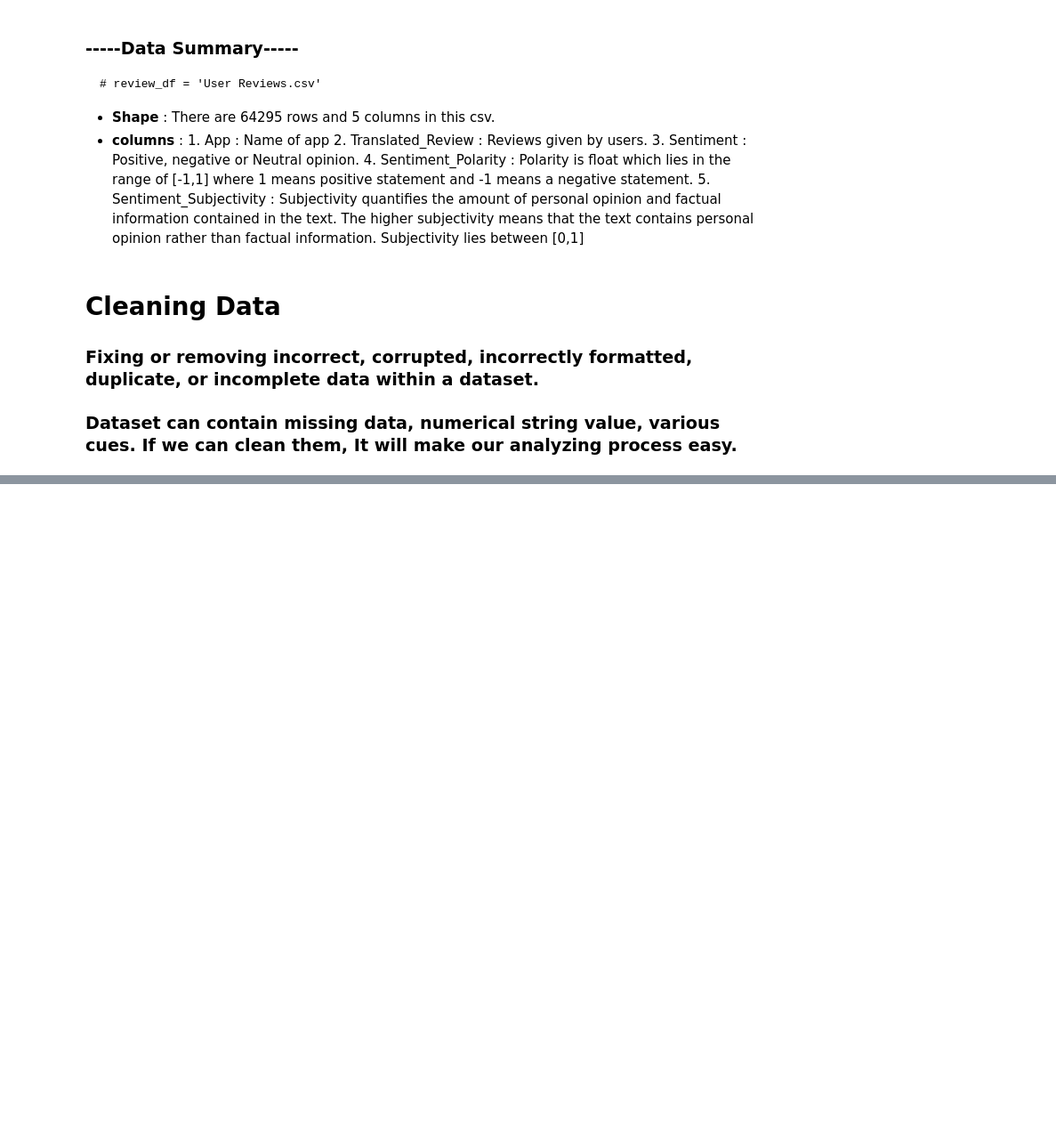
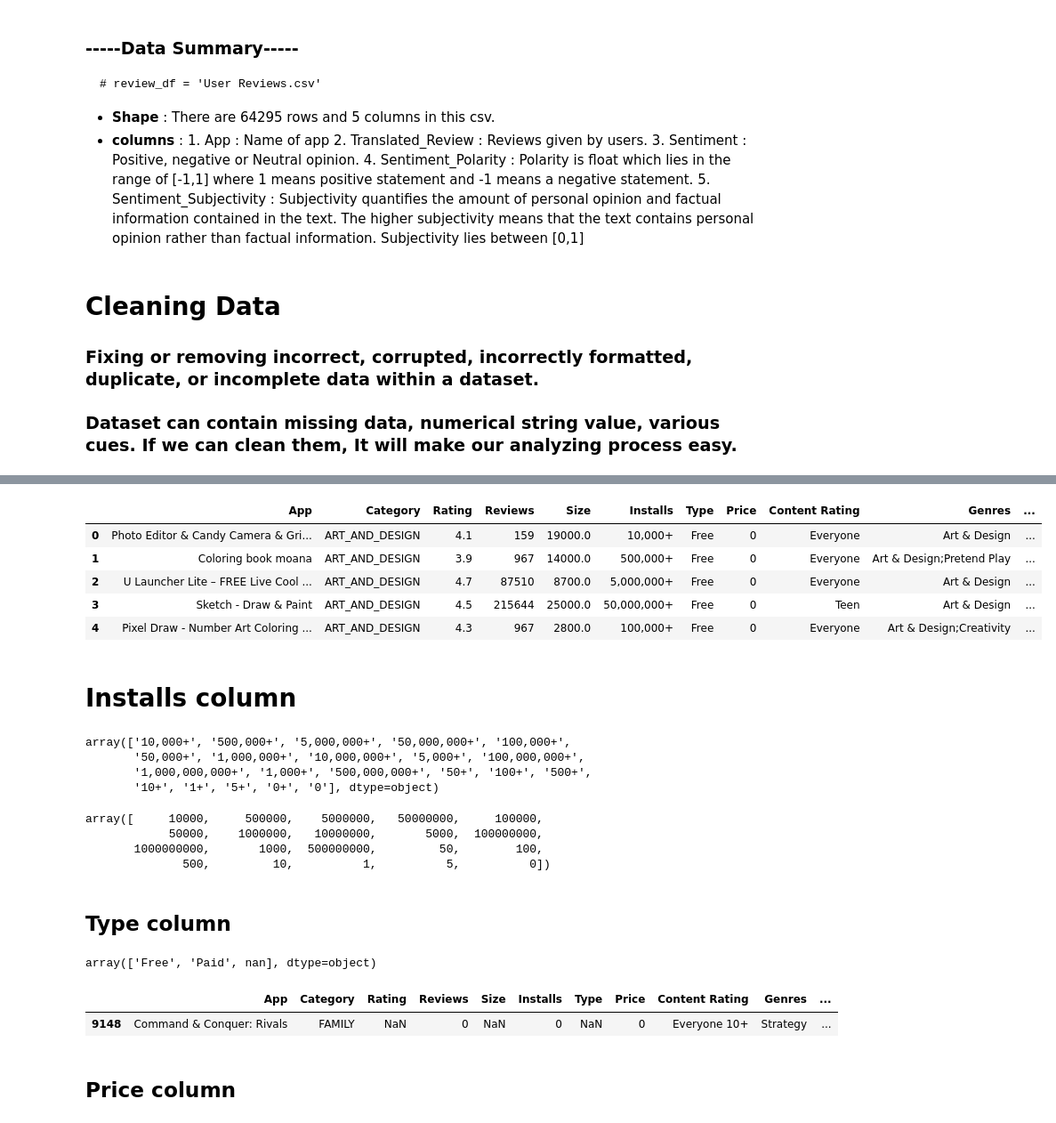
Before and after one commit to kuldeep-sngh/Play-Store-App-Review-Analysis, a Jupyter notebook: Play_Store_App_Review_Analysis_colab_notebook.ipynb, the cells around one changed output, grey strips where cells are left out. Shown: that part at 89% size. Cells and saved outputs as stored; diff of their text form; code cells hidden in the pictures; blank space fills up the shorter version.

Commit message:
EDA-Play Store App Review Analysis-commit-2

```diff
--- a/Play_Store_App_Review_Analysis_colab_notebook.ipynb
+++ b/Play_Store_App_Review_Analysis_colab_notebook.ipynb
@@ -201,0 +314,3 @@ review_df.tail()
+# %%
+# convert str to int
+playstore_df.Reviews = playstore_df.Reviews.astype(int)
@@ -201,0 +345,39 @@ review_df.tail()
+# %%
+# replace 'Varies with device'
+playstore_df.Size.replace('Varies with device' , np.nan , inplace = True)
+# %%
+# define function to replace 'M' and 'k' and also covert str to int
+def replace_mk(size):
+  if type(size) == str:
+    if 'M' in size:
+      size = size.replace('M' , '')                   # replace 'M' with ''
+      size = float(size)                              # convert str to int data type
+      size = size * 1000                              # multiply by 1000
+    elif 'k' in size:
+      size = size.replace('k' , '')                   # replace 'k' with ''
+      size = float(size)                              # convert str to int data type
+    else:
+      pass
+  return size
+# %%
+# replace 'M' and 'k'
+playstore_df.Size = playstore_df.Size.apply(replace_mk)
+# %%
+playstore_df.head()
+# %% [output]
+|  | App | Category | Rating | Reviews | Size | Installs | Type | Price | Content Rating | Genres | ... |
+| 0 | Photo Editor & Candy Camera & Gri... | ART_AND_DESIGN | 4.1 | 159 | 19000.0 | 10,000+ | Free | 0 | Everyone | Art & Design | ... |
+| 1 | Coloring book moana | ART_AND_DESIGN | 3.9 | 967 | 14000.0 | 500,000+ | Free | 0 | Everyone | Art & Design;Pretend Play | ... |
+| 2 | U Launcher Lite – FREE Live Cool ... | ART_AND_DESIGN | 4.7 | 87510 | 8700.0 | 5,000,000+ | Free | 0 | Everyone | Art & Design | ... |
+| 3 | Sketch - Draw & Paint | ART_AND_DESIGN | 4.5 | 215644 | 25000.0 | 50,000,000+ | Free | 0 | Teen | Art & Design | ... |
+| 4 | Pixel Draw - Number Art Coloring ... | ART_AND_DESIGN | 4.3 | 967 | 2800.0 | 100,000+ | Free | 0 | Everyone | Art & Design;Creativity | ... |
+# %% [markdown]
+# Installs column
+# %%
+# gat unique values
+playstore_df.Installs.unique()
+# %% [output]
+array(['10,000+', '500,000+', '5,000,000+', '50,000,000+', '100,000+',
+       '50,000+', '1,000,000+', '10,000,000+', '5,000+', '100,000,000+',
+       '1,000,000,000+', '1,000+', '500,000,000+', '50+', '100+', '500+',
+       '10+', '1+', '5+', '0+', '0'], dtype=object)
@@ -201,0 +390,20 @@ review_df.tail()
+# %%
+playstore_df.Installs.unique()
+# %% [output]
+array([     10000,     500000,    5000000,   50000000,     100000,
+            50000,    1000000,   10000000,       5000,  100000000,
+       1000000000,       1000,  500000000,         50,        100,
+              500,         10,          1,          5,          0])
+# %% [markdown]
+## Type column
+# %%
+# get unique values
+playstore_df.Type.unique()
+# %% [output]
+array(['Free', 'Paid', nan], dtype=object)
+# %%
+# filtering Type column for NaN
+playstore_df.loc[playstore_df.Type.isnull()]
+# %% [output]
+|  | App | Category | Rating | Reviews | Size | Installs | Type | Price | Content Rating | Genres | ... |
+| 9148 | Command & Conquer: Rivals | FAMILY | NaN | 0 | NaN | 0 | NaN | 0 | Everyone 10+ | Strategy | ... |
@@ -201,0 +413,2 @@ review_df.tail()
+# %% [markdown]
+## Price column
```
Also changed, not shown: parts of 30 cells of this notebook.
